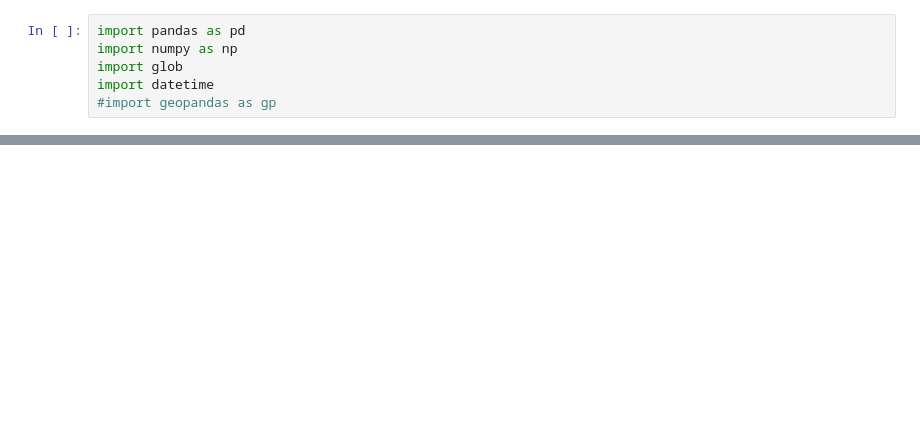
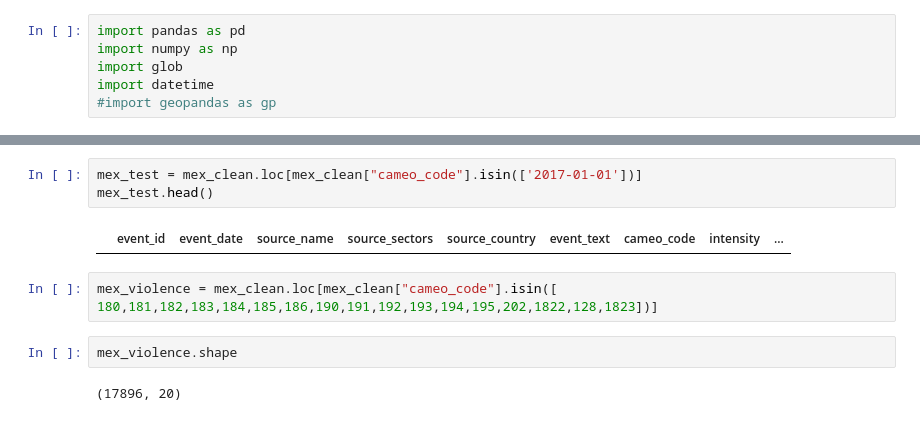
Before and after one commit to eporourke/mapping-mexico, a Jupyter notebook: notebooks/icews_cleaning.ipynb, the cells around one changed output, grey strips where cells are left out. Saved outputs shown, nothing was run; the diff lists cells and outputs as text; blank space fills up the shorter version.

```diff
--- a/notebooks/icews_cleaning.ipynb
+++ b/notebooks/icews_cleaning.ipynb
@@ -42,0 +141,12 @@ TypeError: only list-like or dict-like objects are allowed to be passed to DataF
+# %%
+mex_test = mex_clean.loc[mex_clean["cameo_code"].isin(['2017-01-01'])]
+mex_test.head()
+# %% [output]
+|  | event_id | event_date | source_name | source_sectors | source_country | event_text | cameo_code | intensity | ... |
+# %%
+mex_violence = mex_clean.loc[mex_clean["cameo_code"].isin([
+180,181,182,183,184,185,186,190,191,192,193,194,195,202,1822,128,1823])]
+# %%
+mex_violence.shape
+# %% [output]
+(17896, 20)
```
Also changed, not shown: parts of 19 cells of this notebook.
